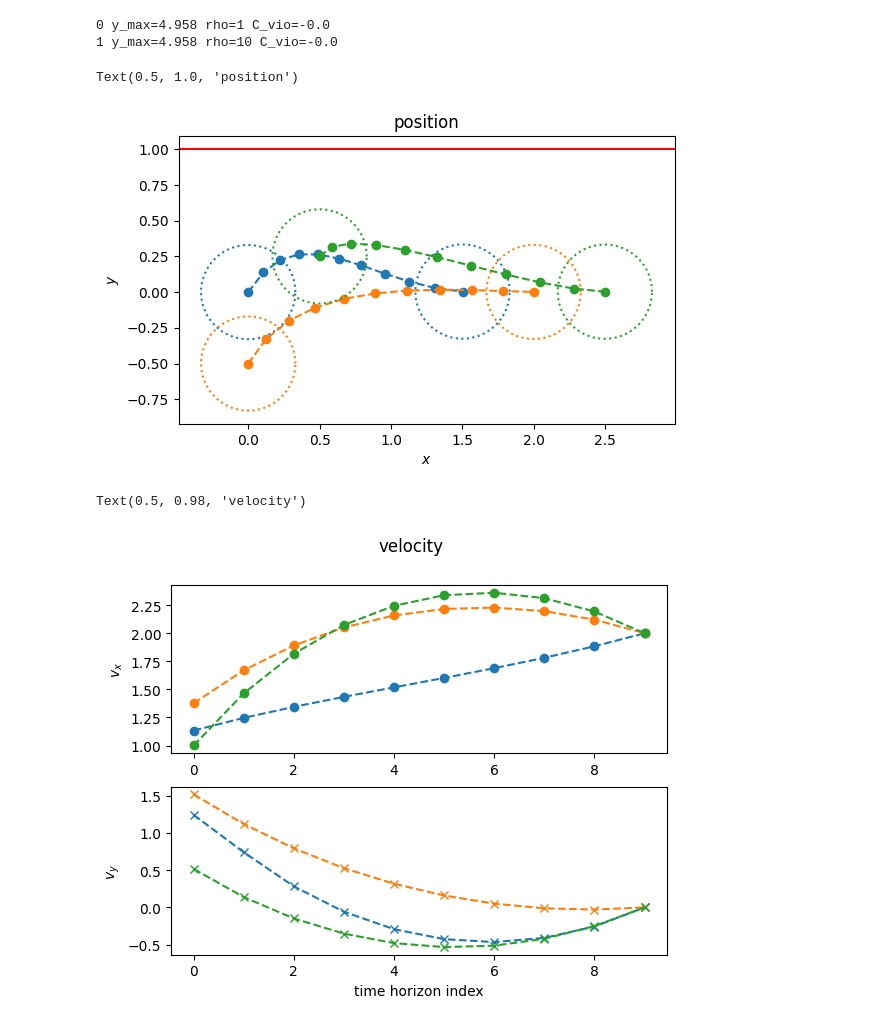
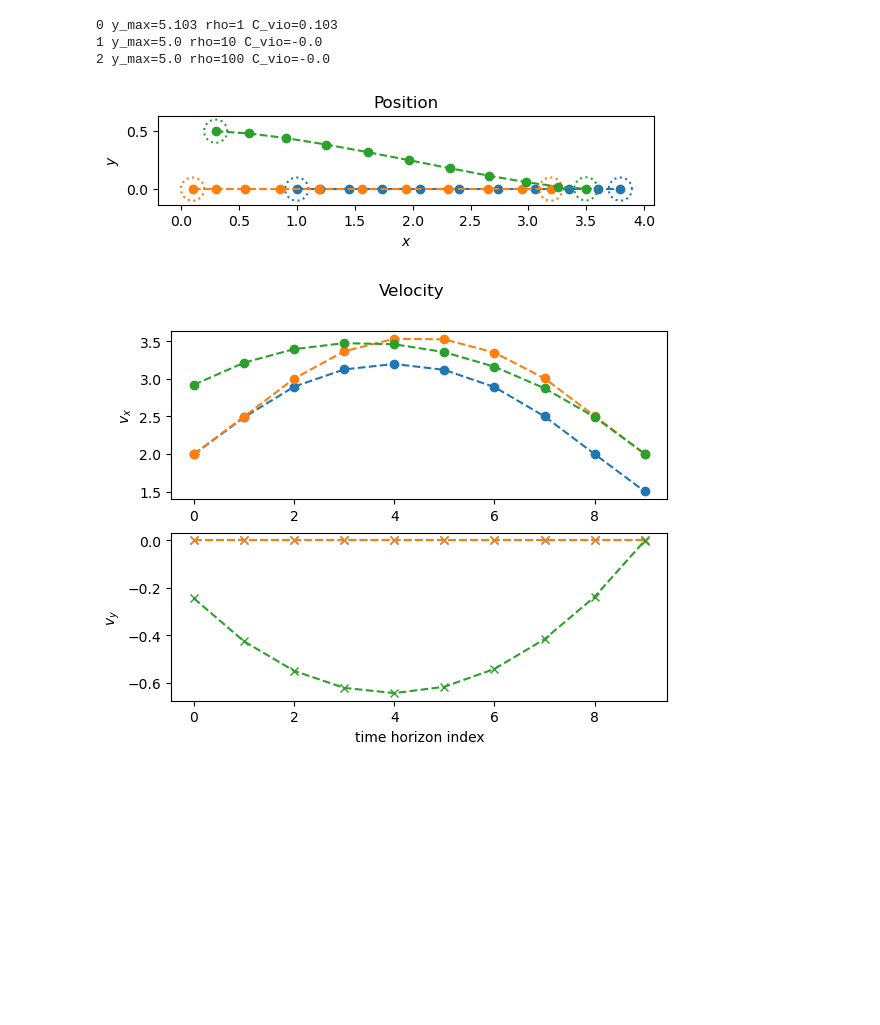
Before and after one commit to jtfa22/mae-271d-project-algames, a Jupyter notebook: sim.ipynb, the cells around one changed output. Drawn from its saved outputs; the diff is of its cells as text; code cells hidden in the pictures; blank space fills up the shorter version.

```diff
--- a/sim.ipynb
+++ b/sim.ipynb
@@ -20,7 +20,7 @@ m = 2  # (a_x, a_y)
 dt = 0.1
 
 # collision avoidance radius
-r = 0.33
+r = 0.1
 
 # running cost matrix
 Q = np.eye(n)
@@ -38,7 +38,7 @@ rho = 1
 gamma = 10
 
 # convergence tolerance
-eps = 0.001
+eps = 1e-6
 
 # max iterations
 max_iter = 20
@@ -47,18 +47,15 @@ max_iter = 20
 dynamics_mult = 100
 # %%
 # initial state
-x1_0 = np.array([0, 0, 1, 1.75])
-x2_0 = np.array([0, -0.5, 1, 2])
-x3_0 = np.array([0.5, 0.25, 0.5, 1])
-# x1_0 = np.array([0, 0, 2, 0.5])
-# x2_0 = np.array([0, -0.5, 3, 0])
-# x3_0 = np.array([0.5, 0.25, 0.5, 2])
+x1_0 = np.array([1, 0, 1.5, 0])
+x2_0 = np.array([0.1, 0, 1.5, 0])
+x3_0 = np.array([0.3, 0.5, 2.5, 0])
 list_x0 = [x1_0, x2_0, x3_0]
 
 # final state
-x1_f = np.array([1.5, 0, 2, 0])
-x2_f = np.array([2, 0, 2, 0])
-x3_f = np.array([2.5, 0, 2, 0])
+x1_f = np.array([3.8, 0, 1.5, 0])
+x2_f = np.array([3.2, 0, 2, 0])
+x3_f = np.array([3.5, 0, 2, 0])
 list_xf = [x1_f, x2_f, x3_f]
 
 # constraints
@@ -86,37 +83,37 @@ X, U = ALGAMES(
     dynamics_mult,
 )
 # %% [output]
-0 y_max=4.958 rho=1 C_vio=-0.0
-1 y_max=4.958 rho=10 C_vio=-0.0
+0 y_max=5.103 rho=1 C_vio=0.103
+1 y_max=5.0 rho=10 C_vio=-0.0
+2 y_max=5.0 rho=100 C_vio=-0.0
 # %%
 x_players = np.split(X, M)
 
 # safety radius
 th = np.linspace(0, 2 * np.pi, 180)
 c_cos = np.cos(th) * r
 c_sin = np.sin(th) * r
 
 # plot
 plt.figure()
 for i, x in enumerate(x_players):
     x1 = x[n:2*n]
     x = np.reshape(x, (n, N), order="F")
     x0 = np.reshape(list_x0[i], (n, 1))
     x = np.hstack((x0, x))
 
     plt.plot(x[0, :], x[1, :], "o--")
 
     # plot cola radius
     plt.plot(x[0, 0] + c_cos, x[1, 0] + c_sin, ":", c=f"C{i}")
     plt.plot(x[0, -1] + c_cos, x[1, -1] + c_sin, ":", c=f"C{i}")
-plt.axhline(constraint_wall_y, c="r")
+#plt.axhline(constraint_wall_y, c="r")
 plt.gca().set_aspect("equal")
 plt.xlabel('$x$')
 plt.ylabel('$y$')
 plt.title("Position");
 # %% [output]
-Text(0.5, 1.0, 'position')
-[figure, old version]
+[figure, new version]
 # %%
 # velocity
 plt.figure()
@@ -131,8 +128,7 @@ for i, x in enumerate(x_players):
 plt.xlabel('time horizon index')
 plt.suptitle("Velocity");
 # %% [output]
-Text(0.5, 0.98, 'velocity')
-[figure, old version]
+[figure, new version]
 # %%
 u_players = np.split(U, M)
 
```
Also changed, not shown: parts of 6 cells of this notebook, 2 other files.
